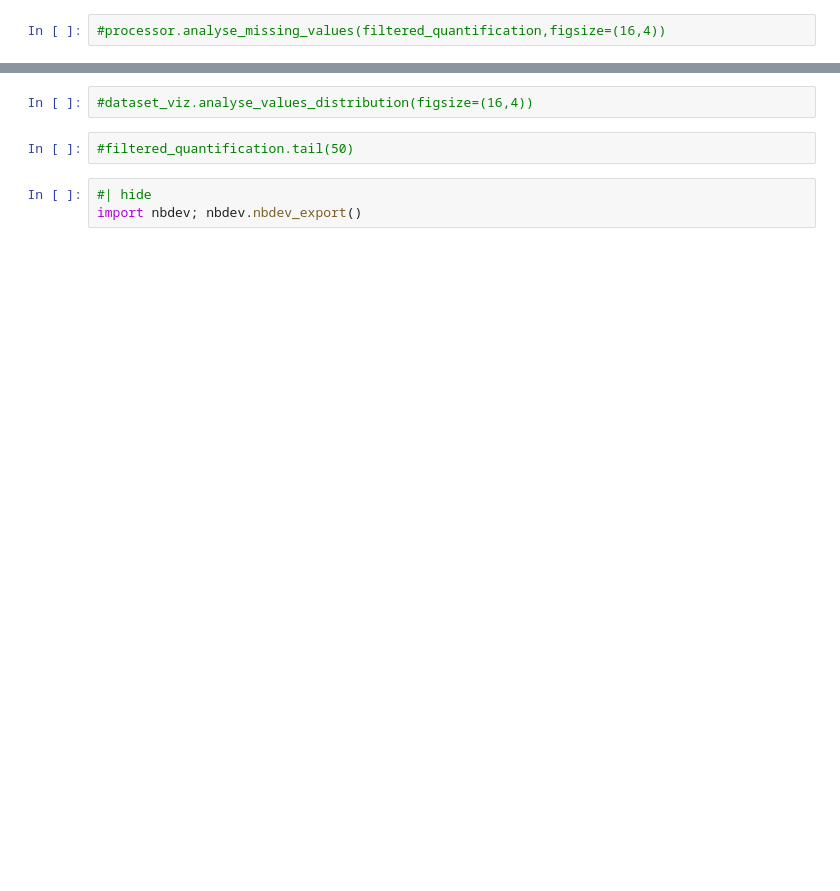
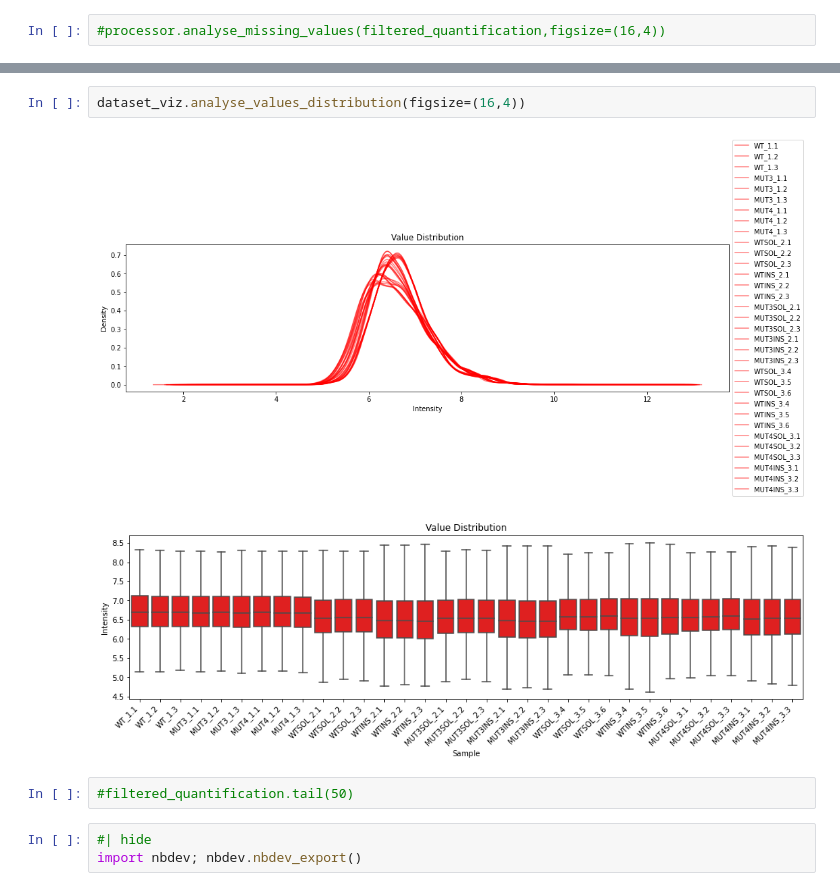
Before and after one commit to mtinti/nbdev-proteomics, a Jupyter notebook: nbs/00_core.ipynb, the cells around one changed output, grey strips where cells are left out. Cells and saved outputs as stored; diff of their text form; blank space fills up the shorter version.

```diff
--- a/nbs/00_core.ipynb
+++ b/nbs/00_core.ipynb
@@ -254,5 +262,8 @@ processor = DIAnnProcessor(
 # %%
-#dataset_viz.analyse_values_distribution(figsize=(16,4))
+dataset_viz.analyse_values_distribution(figsize=(16,4))
+# %% [output]
+[figure, added]
+[figure, added]
 # %%
 #filtered_quantification.tail(50)
 # %%
```
Also changed, not shown: parts of 5 cells of this notebook, 2 other files.
